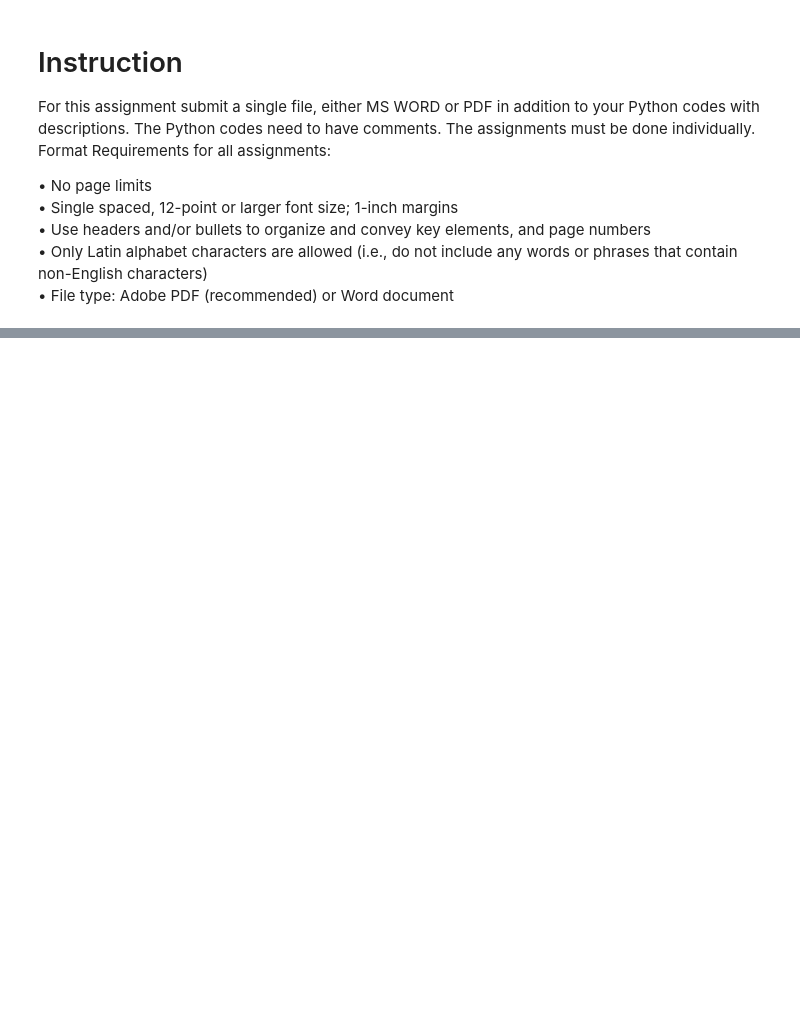
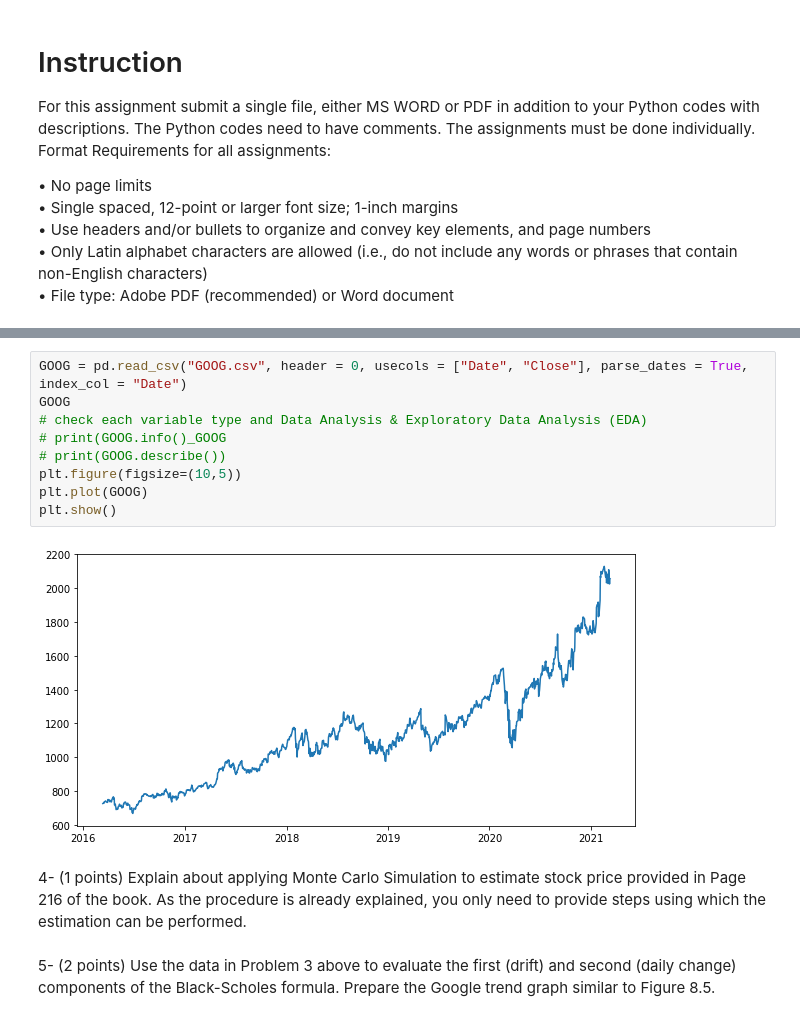
Before and after one commit to twyunting/CSC-632_Intro-to-Simulation-and-Modeling, a Jupyter notebook: homeworks/hw3/CSC-632 HW3_Yunting Chiu.ipynb, the cells around one changed output, grey strips where cells are left out. Drawn from its saved outputs; the diff is of its cells as text; blank space fills up the shorter version.

Commit message:
googl;e

```diff
--- a/homeworks/hw3/CSC-632 HW3_Yunting Chiu.ipynb
+++ b/homeworks/hw3/CSC-632 HW3_Yunting Chiu.ipynb
@@ -20,0 +78,15 @@ d) Explain about the use of Lognormal in financial engineering and asset prices.
+# %%
+GOOG = pd.read_csv("GOOG.csv", header = 0, usecols = ["Date", "Close"], parse_dates = True, index_col = "Date")
+GOOG
+# check each variable type and Data Analysis & Exploratory Data Analysis (EDA)
+# print(GOOG.info()_GOOG
+# print(GOOG.describe())
+plt.figure(figsize=(10,5))
+plt.plot(GOOG)
+plt.show()
+# %% [output]
+[figure, added]
+# %% [markdown]
+4- (1 points) Explain about applying Monte Carlo Simulation to estimate stock price provided in Page 216 of the book. As the procedure is already explained, you only need to provide steps using which the estimation can be performed.
+# %% [markdown]
+5- (2 points) Use the data in Problem 3 above to evaluate the first (drift) and second (daily change) components of the Black-Scholes formula. Prepare the Google trend graph similar to Figure 8.5.
```
Also changed, not shown: parts of 7 cells of this notebook, 2 other files.
